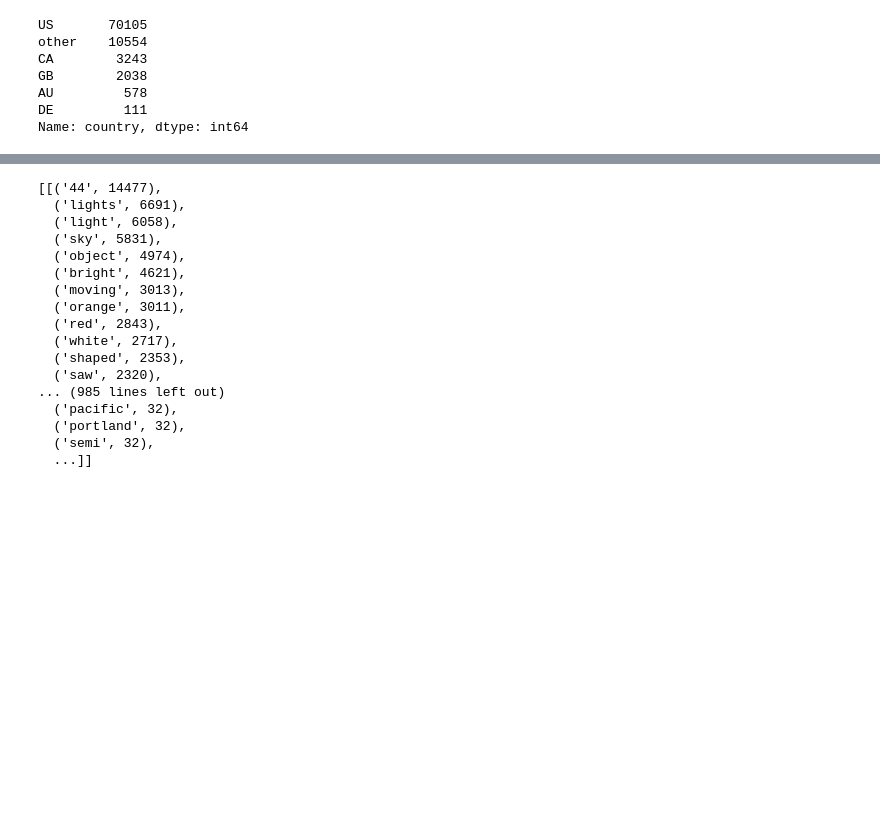
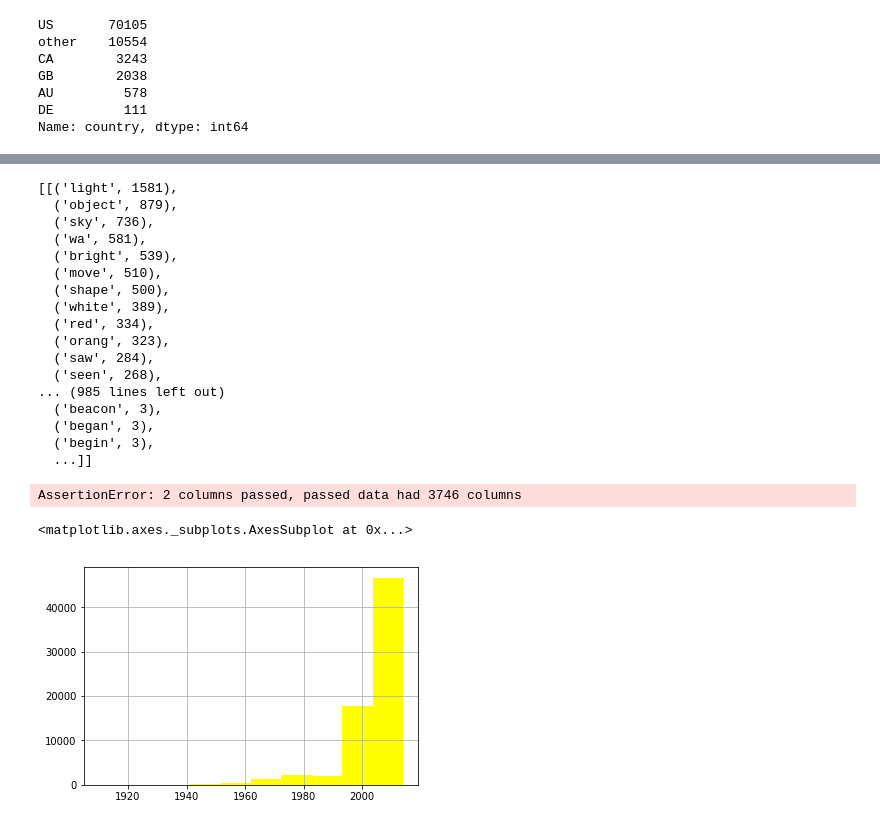
Before and after one commit to LauraRepullo/datamad0119, a Jupyter notebook: final-project/UFO project.ipynb, the cells around one changed output, grey strips where cells are left out. Drawn from its saved outputs; the diff is of its cells as text; code cells hidden in the pictures; blank space fills up the shorter version.

```diff
--- a/final-project/UFO project.ipynb
+++ b/final-project/UFO project.ipynb
@@ -276,20 +384,7 @@ data2.head()
 # %%
-#análisis NLP: atencion a cambiar el nombre del Dataset!!!
-#tambien faltan por definir las Stop Words
-
-#vocab = list()
-#for e in list(rank_blabla.index):
-    #autor = raw_df[raw_df["Autor"] == e]
-
-#seleccionamos las
-
-texto = list(data2["comments"])[:-50000]
-
-#print(texto)
-
 vectorizer = CountVectorizer()
 
-X = vectorizer.fit_transform(texto)
+X = vectorizer.fit_transform(texto_ssl)
 
 bag_of_words = list(vectorizer.get_feature_names())
 
@@ -310,22 +405,27 @@ clean_vocab = list()
 stopW = stopwords.words('english')
 
 clean_vocab.append([tuple for tuple in sorted_zipall if tuple[0] not in stopW])
-list(clean_vocab[0:100])
+most_common = clean_vocab[0:100]
+most_common
 # %% [output]
-[[('44', 14477),
-  ('lights', 6691),
-  ('light', 6058),
-  ('sky', 5831),
-  ('object', 4974),
-  ('bright', 4621),
-  ('moving', 3013),
-  ('orange', 3011),
-  ('red', 2843),
-  ('white', 2717),
-  ('shaped', 2353),
-  ('saw', 2320),
+[[('light', 1581),
+  ('object', 879),
+  ('sky', 736),
+  ('wa', 581),
+  ('bright', 539),
+  ('move', 510),
+  ('shape', 500),
+  ('white', 389),
+  ('red', 334),
+  ('orang', 323),
+  ('saw', 284),
+  ('seen', 268),
 ... (985 lines left out)
-  ('pacific', 32),
-  ('portland', 32),
-  ('semi', 32),
+  ('beacon', 3),
+  ('began', 3),
+  ('begin', 3),
   ...]]
+# %%
+print(pd.DataFrame(list(most_common), columns=['freq', 'word']))
+# %% [output]
+AssertionError: 2 columns passed, passed data had 3746 columns
@@ -332,3 +434,6 @@ list(clean_vocab[0:100])
 # %%
-data1.year.hist(histtype= 'stepfilled', color = "yellow")
+data_clean.year.hist(histtype= 'stepfilled', color = "yellow")
+# %% [output]
+<matplotlib.axes._subplots.AxesSubplot at 0x...>
+[figure, added]
 # %%
```
Also changed, not shown: parts of 15 cells of this notebook, 6 other files.
